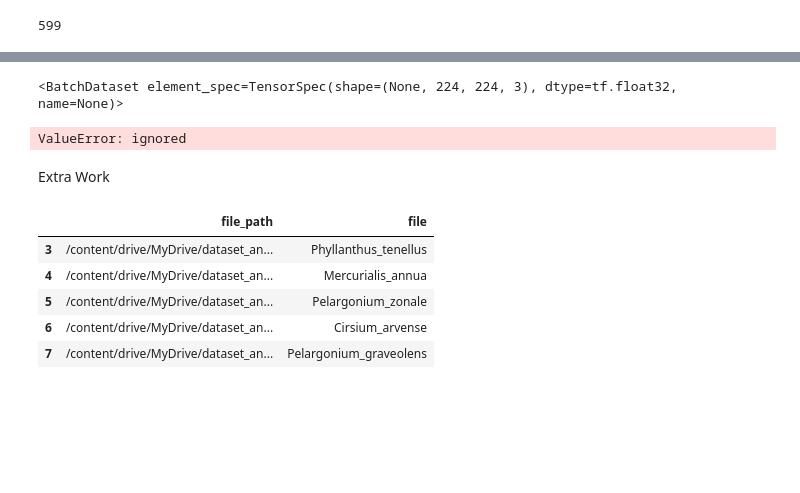
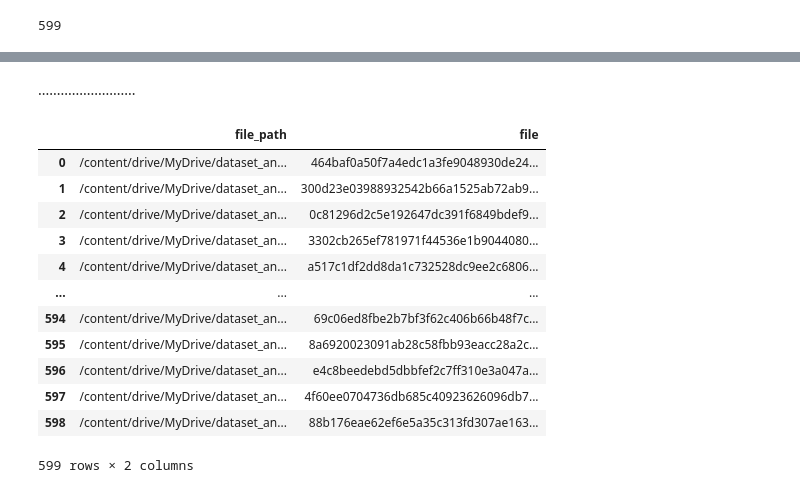
Before and after one commit to youssef-bourais/Plant_classification_using_Convolutional_Neural_Network, a Jupyter notebook: plant_meduim_data_mobilenet.ipynb, the cells around one changed output, grey strips where cells are left out. Cells and saved outputs as stored; diff of their text form; code cells hidden in the pictures; blank space fills up the shorter version.

```diff
--- a/plant_meduim_data_mobilenet.ipynb
+++ b/plant_meduim_data_mobilenet.ipynb
@@ -38,6 +38,7 @@ print(NUM_CATEGORIES)
 SAMPLE_PER_CATEGORY = 400
 data_dir = '/content/drive/MyDrive/dataset_anass'
 train_dir = os.path.join(data_dir, '/content/drive/MyDrive/dataset_anass/train')
+TEST_dir = os.path.join(data_dir, '/content/drive/MyDrive/dataset_anass/TEST')
 test_dir = os.path.join(data_dir, '/content/drive/MyDrive/dataset_anass/test')
 # %%
 for category in CATEGORIES:
@@ -51,3 +52,32 @@ Phyllanthus_tenellus 103 images
 Nephrolepis_exaltata 306 images
 Vaccaria_hispanica 292 images
 Hyoseris_radiata 144 images
+# %%
+sample_counts= {}
+train = "/content/drive/MyDrive/dataset_anass/train"
+
+for i, d in enumerate([train]):
+
+    classes= []
+    sample_counts[d]= []
+
+    for f in os.listdir(d):
+        train_class_path= os.path.join(d, f)
+        if os.path.isdir(train_class_path):
+            classes.append(f)
+            sample_counts[d].append(len(os.listdir(train_class_path)))
+
+    #fig, ax= plt.subplot(221+i)
+    fig, ax = plt.subplots()
+
+    # Example data
+    y_pos = np.arange(len(classes))
+
+    ax.barh(y_pos, sample_counts[d], align='center')
+    ax.set_yticks(y_pos)
+    ax.set_yticklabels(classes)
+    ax.invert_yaxis()  # labels read top-to-bottom
+    ax.set_xlabel('Sample Counts')
+    ax.set_title('{} Sample Counts Per Class'.format(d.capitalize()))
+
+plt.show()
@@ -87,11 +119,10 @@ Int64Index([   0,    1,    2,    3,    4,    5,    6,    7,    8,    9,
            dtype='int64', length=2071)
 # %%
 test = []
-for file in os.listdir(test_dir):
-    test.append(['/content/drive/MyDrive/dataset_anass/test/{}'.format(file), file])
+for file in os.listdir(TEST_dir):
+    test.append(['/content/drive/MyDrive/dataset_anass/TEST/{}'.format(file), file])
 test = pd.DataFrame(test, columns=['filepath', 'file'])
 test.head(2)
-test.shape
 test
 # %% [output]
 |  | filepath | file |
@@ -402,25 +392,26 @@ creating test data batches ...
-# %%
-test_data
-# %% [output]
-<BatchDataset element_spec=TensorSpec(shape=(None, 224, 224, 3), dtype=tf.float32, name=None)>
 # %%
-#make prdictions on test data batch using the loaded full model
-test_predictions = model_load.predict(test_data,
-                                             verbose = 1)
+# #make prdictions on test data batch using the loaded full model
+# test_predictions = model_load.predict(test,
+#                                              verbose = 1)
-# %% [output]
-ValueError: ignored
-# %% [markdown]
-Extra Work
+# %% [markdown]
+..........................
 # %%
-# test1 = []
-# for file in os.listdir(test_dir):
-#     test1.append(['/content/drive/MyDrive/dataset_anass/test/{}'.format(file),file])
-# test1=pd.DataFrame(test,columns=['file_path','file'])
-# test1.tail()
+test2 = []
+for file in os.listdir(TEST_dir):
+    test2.append(['/content/drive/MyDrive/dataset_anass/TEST/{}'.format(file),file])
+test2=pd.DataFrame(test2,columns=['file_path','file'])
+test2
 # %% [output]
 |  | file_path | file |
-| 3 | /content/drive/MyDrive/dataset_an... | Phyllanthus_tenellus |
-| 4 | /content/drive/MyDrive/dataset_an... | Mercurialis_annua |
-| 5 | /content/drive/MyDrive/dataset_an... | Pelargonium_zonale |
-| 6 | /content/drive/MyDrive/dataset_an... | Cirsium_arvense |
-| 7 | /content/drive/MyDrive/dataset_an... | Pelargonium_graveolens |
+| 0 | /content/drive/MyDrive/dataset_an... | 464baf0a50f7a4edc1a3fe9048930de24... |
+| 1 | /content/drive/MyDrive/dataset_an... | 300d23e03988932542b66a1525ab72ab9... |
+| 2 | /content/drive/MyDrive/dataset_an... | 0c81296d2c5e192647dc391f6849bdef9... |
+| 3 | /content/drive/MyDrive/dataset_an... | 3302cb265ef781971f44536e1b9044080... |
+| 4 | /content/drive/MyDrive/dataset_an... | a517c1df2dd8da1c732528dc9ee2c6806... |
+| ... | ... | ... |
+| 594 | /content/drive/MyDrive/dataset_an... | 69c06ed8fbe2b7bf3f62c406b66b48f7c... |
+| 595 | /content/drive/MyDrive/dataset_an... | 8a6920023091ab28c58fbb93eacc28a2c... |
+| 596 | /content/drive/MyDrive/dataset_an... | e4c8beedebd5dbbfef2c7ff310e3a047a... |
+| 597 | /content/drive/MyDrive/dataset_an... | 4f60ee0704736db685c40923626096db7... |
+| 598 | /content/drive/MyDrive/dataset_an... | 88b176eae62ef6e5a35c313fd307ae163... |
+599 rows × 2 columns
```
Also changed, not shown: parts of 35 cells of this notebook.
